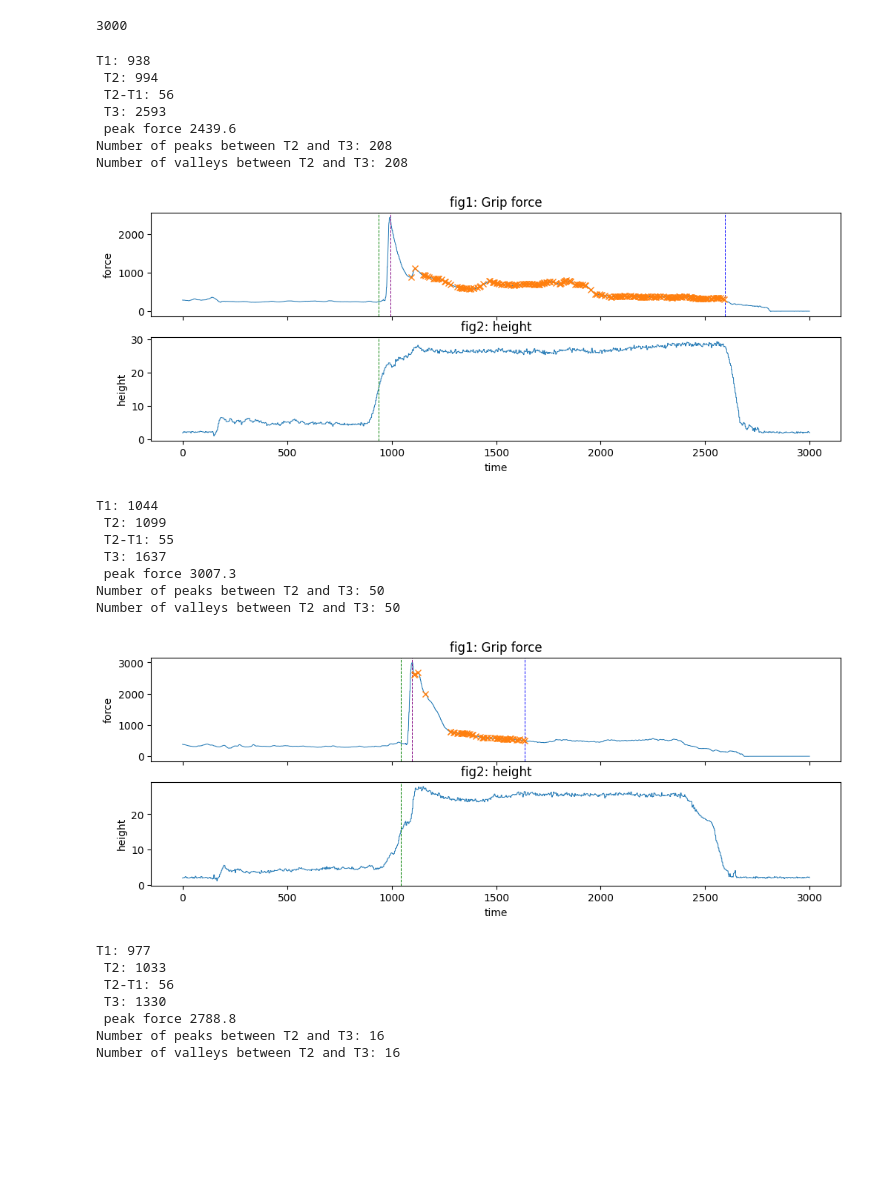
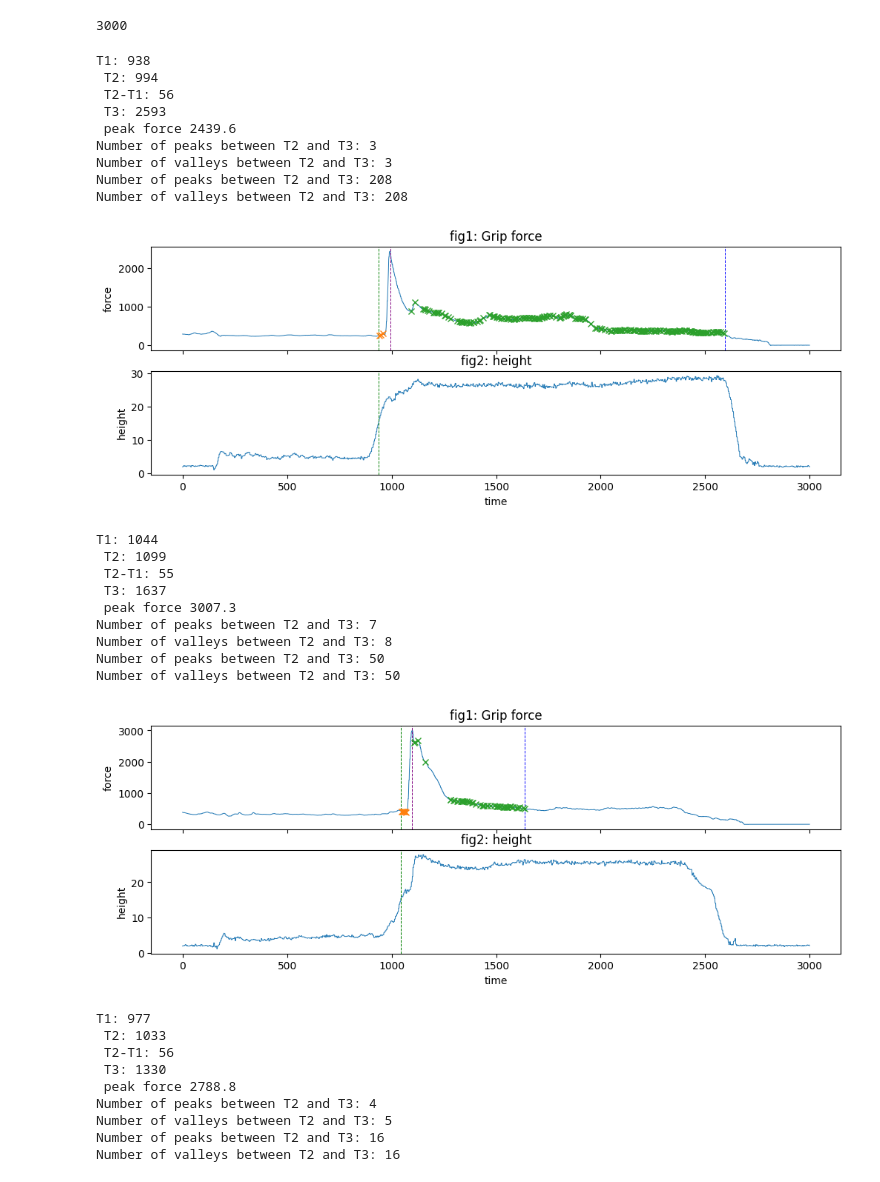
Before and after one commit to Howdy-Lin/twitchProject, a Jupyter notebook: older/S01/elder_rd.ipynb, the cells around one changed output. Saved outputs shown, nothing was run; the diff lists cells and outputs as text; code cells hidden in the pictures; blank space fills up the shorter version.

```diff
--- a/older/S01/elder_rd.ipynb
+++ b/older/S01/elder_rd.ipynb
@@ -18,8 +18,8 @@ T1 = df2_Trig.gt(0).idxmax();
 T1_force = df2["Grip Force(g)"][T1]
 T3_force = T1_force*1.2
 
-subset = df["Grip Force(g)"][T1:T1+200]
-grip_force_data = list(df["Grip Force(g)"])
+subset = df2["Grip Force(g)"][T1:T1+200]
+grip_force_data = list(df2["Grip Force(g)"])
 max_value = max(subset)
 max_index = grip_force_data.index(max_value) + 1
 
@@ -53,61 +53,77 @@ for i in range(1, 6):
     T2 = max_index
     T3 = df["Grip Force(g)"][T2:len(df)].lt(T3_force).idxmax()
 
+    # 找出T1和T2之間的波峰
+    force_between_T1_T2 = df["Grip Force(g)"][T1:T2]
+    peaks_T1T2, _ = find_peaks(force_between_T1_T2)
+    # 找出T1和T2之間的波谷（反轉數據來找）
+    valleys_T1T2, _ = find_peaks(-force_between_T1_T2)
+
 
     # 找出T2和T3之間的波峰
     force_between_T2_T3 = df["Grip Force(g)"][T2:T3]
-    peaks, _ = find_peaks(force_between_T2_T3)
+    peaks_T2T3, _ = find_peaks(force_between_T2_T3)
     # 找出T2和T3之間的波谷（反轉數據來找）
-    valleys, _ = find_peaks(-force_between_T2_T3)
+    valleys_T2T3, _ = find_peaks(-force_between_T2_T3)
 
     print("T1:",T1,"\n","T2:",T2,"\n","T2-T1:",T2-T1,"\n","T3:",T3,"\n","peak force",max_value)
-    print("Number of peaks between T2 and T3:", len(peaks))
-    print("Number of valleys between T2 and T3:", len(valleys))
+    print("Number of peaks between T2 and T3:", len(peaks_T1T2))
+    print("Number of valleys between T2 and T3:", len(valleys_T1T2))
+    print("Number of peaks between T2 and T3:", len(peaks_T2T3))
+    print("Number of valleys between T2 and T3:", len(valleys_T2T3))
 
     fig, axs = plt.subplots(2, 1, figsize=(12, 4), sharex=True)
     # 繪製第一個子圖
     axs[0].plot(df["Time"],df["Grip Force(g)"],linewidth=0.7)
     axs[0].set_ylabel('force')
     axs[0].set_title('fig1: Grip force')
     # 在第一個子圖上添加虛線
     axs[0].axvline(x=T1, color='green', linestyle='--', linewidth=0.7)
     axs[0].axvline(x=T2, color='purple', linestyle='--', linewidth=0.7)
     axs[0].axvline(x=T3, color='blue', linestyle='--', linewidth=0.7)
     # 在第一個子圖上標記波峰和波谷
-    axs[0].plot(df["Time"][T2:T3].iloc[peaks], force_between_T2_T3.iloc[peaks], "x")
+    axs[0].plot(df["Time"][T1:T2].iloc[peaks_T1T2], force_between_T1_T2.iloc[peaks_T1T2], "x")
+    axs[0].plot(df["Time"][T2:T3].iloc[peaks_T2T3], force_between_T2_T3.iloc[peaks_T2T3], "x")
    # axs[0].plot(df["Time"][T2:T3].iloc[valleys], force_between_T2_T3.iloc[valleys], "o")
 
     # 繪製第二個子圖
     axs[1].plot(df["Time"],df["Height (cm)"],linewidth=0.7)
     axs[1].set_ylabel('height')
     axs[1].set_title('fig2: height')
     # 在第二個子圖上添加虛線
     axs[1].axvline(x=T1, color='green', linestyle='--', linewidth=0.7)
 
     plt.xlabel("time")
     plt.savefig(f'older_rd{i}.jpg')
+   # plt.subplots(figsize=(15, 50))
     plt.show()
 # %% [output]
 T1: 938
  T2: 994
  T2-T1: 56
  T3: 2593
  peak force 2439.6
+Number of peaks between T2 and T3: 3
+Number of valleys between T2 and T3: 3
 Number of peaks between T2 and T3: 208
 Number of valleys between T2 and T3: 208
-[figure, old version]
+[figure, new version]
 T1: 1044
  T2: 1099
  T2-T1: 55
  T3: 1637
  peak force 3007.3
+Number of peaks between T2 and T3: 7
+Number of valleys between T2 and T3: 8
 Number of peaks between T2 and T3: 50
 Number of valleys between T2 and T3: 50
-[figure, old version]
+[figure, new version]
 T1: 977
  T2: 1033
  T2-T1: 56
  T3: 1330
  peak force 2788.8
+Number of peaks between T2 and T3: 4
+Number of valleys between T2 and T3: 5
 Number of peaks between T2 and T3: 16
 Number of valleys between T2 and T3: 16
```
Also changed, not shown: parts of 2 cells of this notebook, 1 other file.
